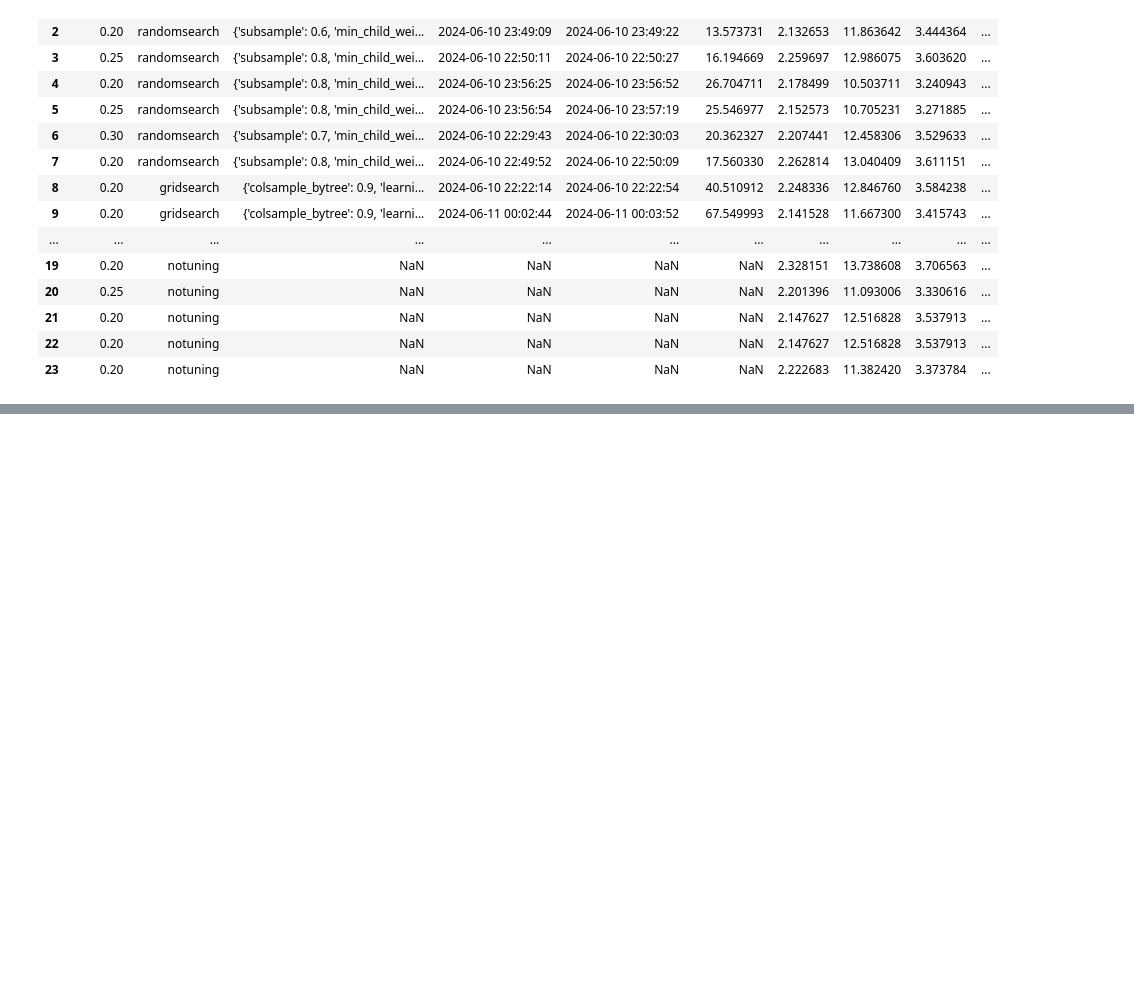
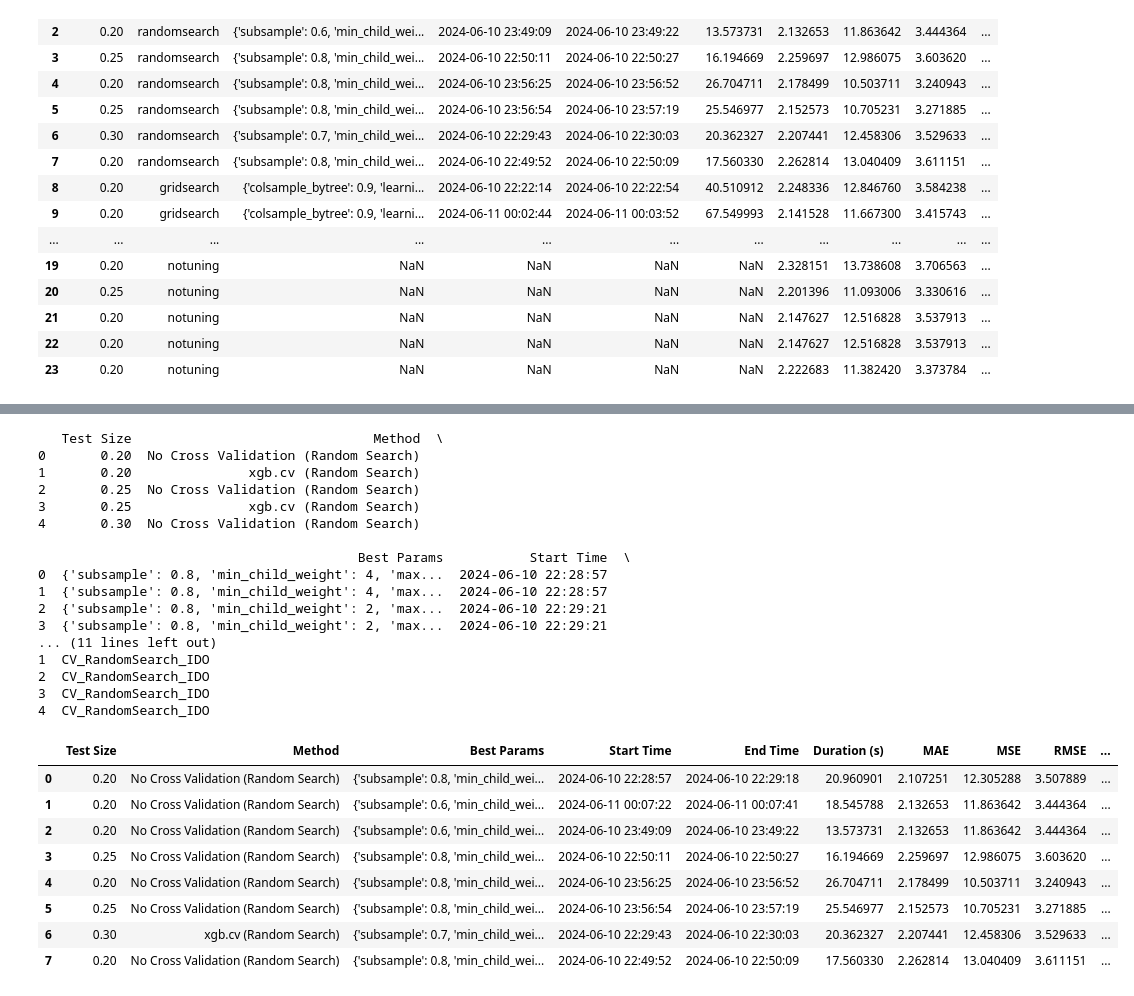
Before and after one commit to roniwahyu/outlier-detection2024, a Jupyter notebook: 01.Dataset-Rofiqul/Ujicoba4-08062024/09_09_1_N2O_Agriculture_ResultComparison1.ipynb, the cells around one changed output, grey strips where cells are left out. Saved outputs shown, nothing was run; the diff lists cells and outputs as text; code cells hidden in the pictures; blank space fills up the shorter version.

```diff
--- a/01.Dataset-Rofiqul/Ujicoba4-08062024/09_09_1_N2O_Agriculture_ResultComparison1.ipynb
+++ b/01.Dataset-Rofiqul/Ujicoba4-08062024/09_09_1_N2O_Agriculture_ResultComparison1.ipynb
@@ -195,0 +202,66 @@ best_evaluations_df
+# %%
+import pandas as pd
+
+# Load the 'No Tuning' CSV file
+no_tuning_file_path = 'hasil/uji4/combined_xgboost_evaluations_with_group_randomsearch.csv'
+no_tuning_data = pd.read_csv(no_tuning_file_path)
+
+# Display the first few rows to understand the data structure
+print(no_tuning_data.head())
+
+# Define the evaluation metrics
+metrics = ['MSE', 'RMSE', 'MAE', 'R2']
+
+# Create a dictionary to store the best evaluations for each metric
+best_evaluations = {}
+
+for metric in metrics:
+    if metric in no_tuning_data.columns:
+        # Find the row with the best value (min for errors, max for R2)
+        if metric == 'R2':
+            best_evaluations[metric] = no_tuning_data.loc[no_tuning_data.groupby('Group')[metric].idxmax()]
+        else:
+            best_evaluations[metric] = no_tuning_data.loc[no_tuning_data.groupby('Group')[metric].idxmin()]
+
+# Combine the best evaluations into a single DataFrame
+best_evaluations_df = pd.concat(best_evaluations.values()).drop_duplicates().reset_index(drop=True)
+
+# Add a column for the method group
+best_evaluations_df['MethodGroup'] = 'Random Search'
+
+# Display the summarized results
+# import ace_tools as tools; tools.display_dataframe_to_user(name="Best Evaluations Summary for No Tuning", dataframe=best_evaluations_df)
+
+# Save the summarized results to a CSV file
+summary_file_path = 'hasil/uji4/09091_0_best_evaluations_summary_randomsearch.csv'
+best_evaluations_df.to_csv(summary_file_path, index=False)
+
+summary_file_path
+best_evaluations_df
+# %% [output]
+   Test Size                               Method  \
+0       0.20  No Cross Validation (Random Search)
+1       0.20               xgb.cv (Random Search)
+2       0.25  No Cross Validation (Random Search)
+3       0.25               xgb.cv (Random Search)
+4       0.30  No Cross Validation (Random Search)
+
+                                         Best Params           Start Time  \
+0  {'subsample': 0.8, 'min_child_weight': 4, 'max...  2024-06-10 22:28:57
+1  {'subsample': 0.8, 'min_child_weight': 4, 'max...  2024-06-10 22:28:57
+2  {'subsample': 0.8, 'min_child_weight': 2, 'max...  2024-06-10 22:29:21
+3  {'subsample': 0.8, 'min_child_weight': 2, 'max...  2024-06-10 22:29:21
+... (11 lines left out)
+1  CV_RandomSearch_IDO
+2  CV_RandomSearch_IDO
+3  CV_RandomSearch_IDO
+4  CV_RandomSearch_IDO
+|  | Test Size | Method | Best Params | Start Time | End Time | Duration (s) | MAE | MSE | RMSE | ... |
+| 0 | 0.20 | No Cross Validation (Random Search) | {'subsample': 0.8, 'min_child_wei... | 2024-06-10 22:28:57 | 2024-06-10 22:29:18 | 20.960901 | 2.107251 | 12.305288 | 3.507889 | ... |
+| 1 | 0.20 | No Cross Validation (Random Search) | {'subsample': 0.6, 'min_child_wei... | 2024-06-11 00:07:22 | 2024-06-11 00:07:41 | 18.545788 | 2.132653 | 11.863642 | 3.444364 | ... |
+| 2 | 0.20 | No Cross Validation (Random Search) | {'subsample': 0.6, 'min_child_wei... | 2024-06-10 23:49:09 | 2024-06-10 23:49:22 | 13.573731 | 2.132653 | 11.863642 | 3.444364 | ... |
+| 3 | 0.25 | No Cross Validation (Random Search) | {'subsample': 0.8, 'min_child_wei... | 2024-06-10 22:50:11 | 2024-06-10 22:50:27 | 16.194669 | 2.259697 | 12.986075 | 3.603620 | ... |
+| 4 | 0.20 | No Cross Validation (Random Search) | {'subsample': 0.8, 'min_child_wei... | 2024-06-10 23:56:25 | 2024-06-10 23:56:52 | 26.704711 | 2.178499 | 10.503711 | 3.240943 | ... |
+| 5 | 0.25 | No Cross Validation (Random Search) | {'subsample': 0.8, 'min_child_wei... | 2024-06-10 23:56:54 | 2024-06-10 23:57:19 | 25.546977 | 2.152573 | 10.705231 | 3.271885 | ... |
+| 6 | 0.30 | xgb.cv (Random Search) | {'subsample': 0.7, 'min_child_wei... | 2024-06-10 22:29:43 | 2024-06-10 22:30:03 | 20.362327 | 2.207441 | 12.458306 | 3.529633 | ... |
+| 7 | 0.20 | No Cross Validation (Random Search) | {'subsample': 0.8, 'min_child_wei... | 2024-06-10 22:49:52 | 2024-06-10 22:50:09 | 17.560330 | 2.262814 | 13.040409 | 3.611151 | ... |
```
Also changed, not shown: parts of 4 cells of this notebook, 10 other files.
